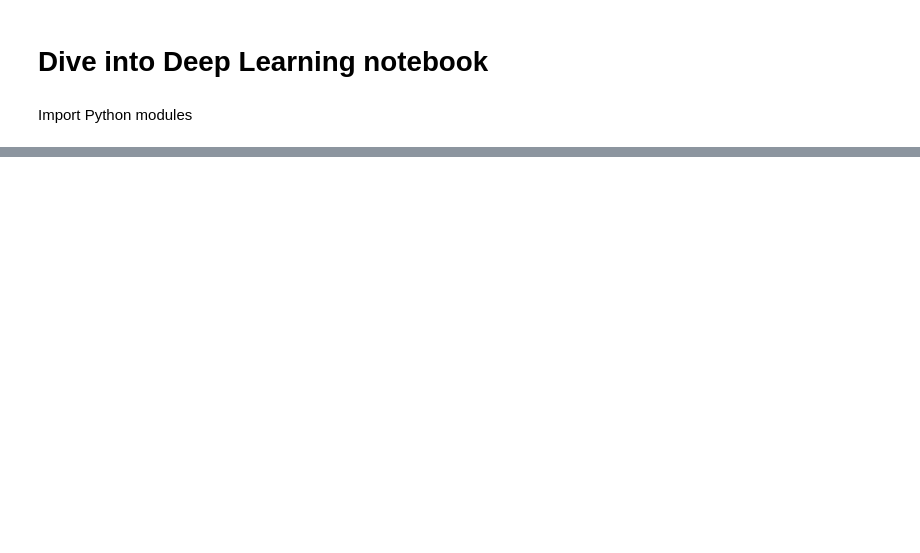
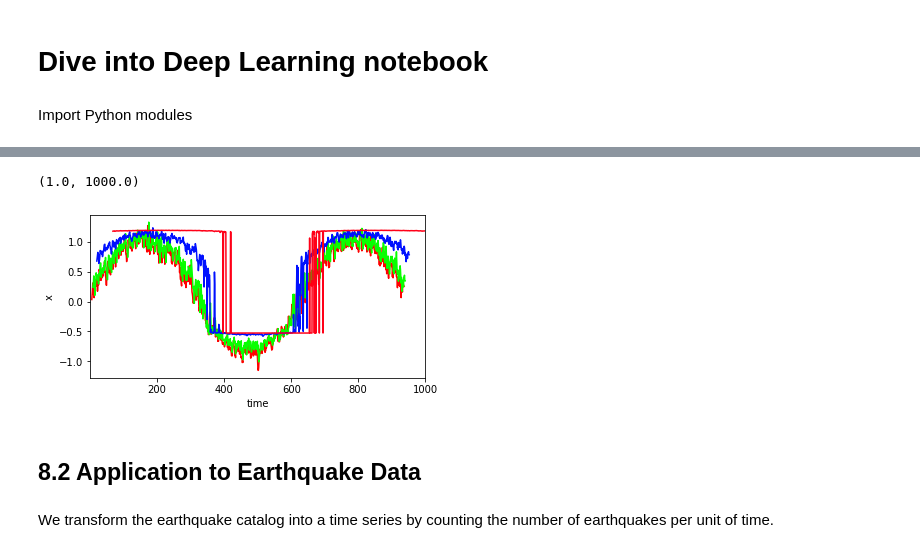
Before and after one commit to ArianeDucellier/NTPP, a Jupyter notebook: notebooks/d2l_rnn.ipynb, the cells around one changed output, grey strips where cells are left out. Cells and saved outputs as stored; diff of their text form; code cells hidden in the pictures; blank space fills up the shorter version.

```diff
--- a/notebooks/d2l_rnn.ipynb
+++ b/notebooks/d2l_rnn.ipynb
@@ -75,0 +165,27 @@ d2l.plot([time, time[tau:]], [x.detach().numpy(), onestep_preds.detach().numpy()
+# %%
+max_steps = 64
+
+features_test = torch.zeros((T - tau - max_steps + 1, tau + max_steps))
+
+for i in range(tau):
+    features_test[:, i] = x[i: i + T - tau - max_steps + 1]
+
+for i in range(tau, tau + max_steps):
+    features_test[:, i] = net(features_test[:, i - tau:i]).reshape(-1)
+# %%
+steps = (1, 4, 16, 64)
+cmap = get_cmap(len(steps))
+
+plt.figure(0, figsize=(6, 3))
+for count, i in enumerate(steps):
+    plt.plot(time[tau + i - 1: T - max_steps + i], features_test[:, (tau + i - 1)].detach().numpy(), color=cmap(count), label='{:d}-steps'.format(i))
+plt.xlabel('time')
+plt.ylabel('x')
+plt.xlim([1, 1000])
+# %% [output]
+(1.0, 1000.0)
+[figure, added]
+# %% [markdown]
+## 8.2 Application to Earthquake Data
+# %% [markdown]
+We transform the earthquake catalog into a time series by counting the number of earthquakes per unit of time.
```
Also changed, not shown: parts of 84 cells of this notebook, 6 other files.
